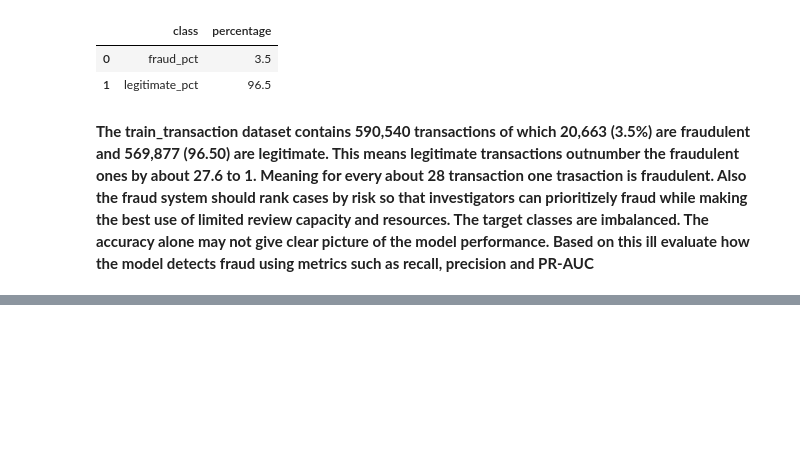
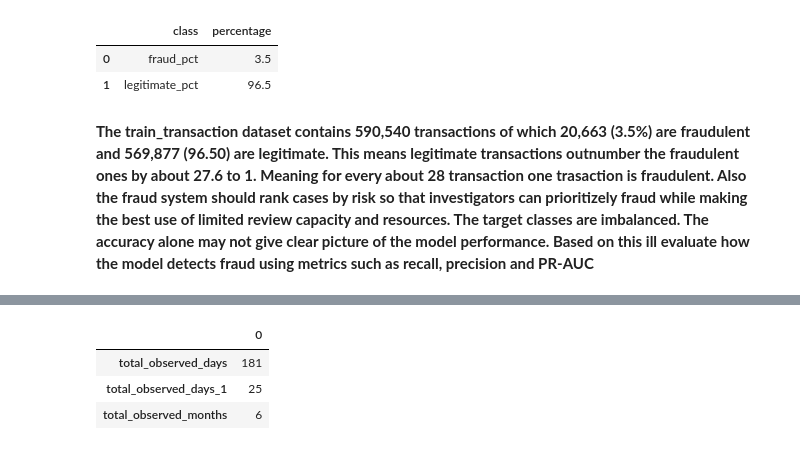
Before and after one commit to Vincent-kiptoo/IEEE-CIS-Fraud-Prioritization, a Jupyter notebook: notebooks/02_exploratory_data_analysis.ipynb, the cells around one changed output, grey strips where cells are left out. Cells and saved outputs as stored; diff of their text form; code cells hidden in the pictures; blank space fills up the shorter version.

```diff
--- a/notebooks/02_exploratory_data_analysis.ipynb
+++ b/notebooks/02_exploratory_data_analysis.ipynb
@@ -148,0 +186,18 @@ fraud_distribution
+# %%
+query = """
+SELECT
+    MAX(relative_day) AS total_observed_days,
+    MAX(relative_week) AS total_observed_days,
+    MAX(relative_30_day_period) AS total_observed_months
+
+FROM
+    transaction_periods
+"""
+results = conn.execute(query).fetchdf()
+observation_window = results.T
+observation_window
+# %% [output]
+|  | 0 |
+| total_observed_days | 181 |
+| total_observed_days_1 | 25 |
+| total_observed_months | 6 |
```
Also changed, not shown: parts of 7 cells of this notebook.
